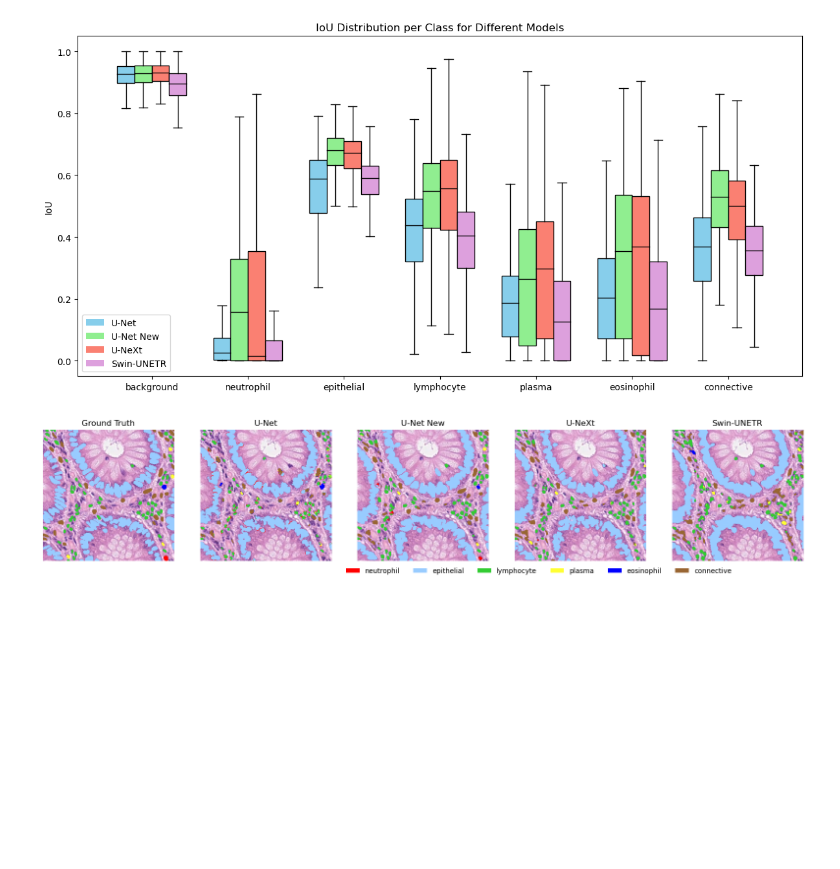
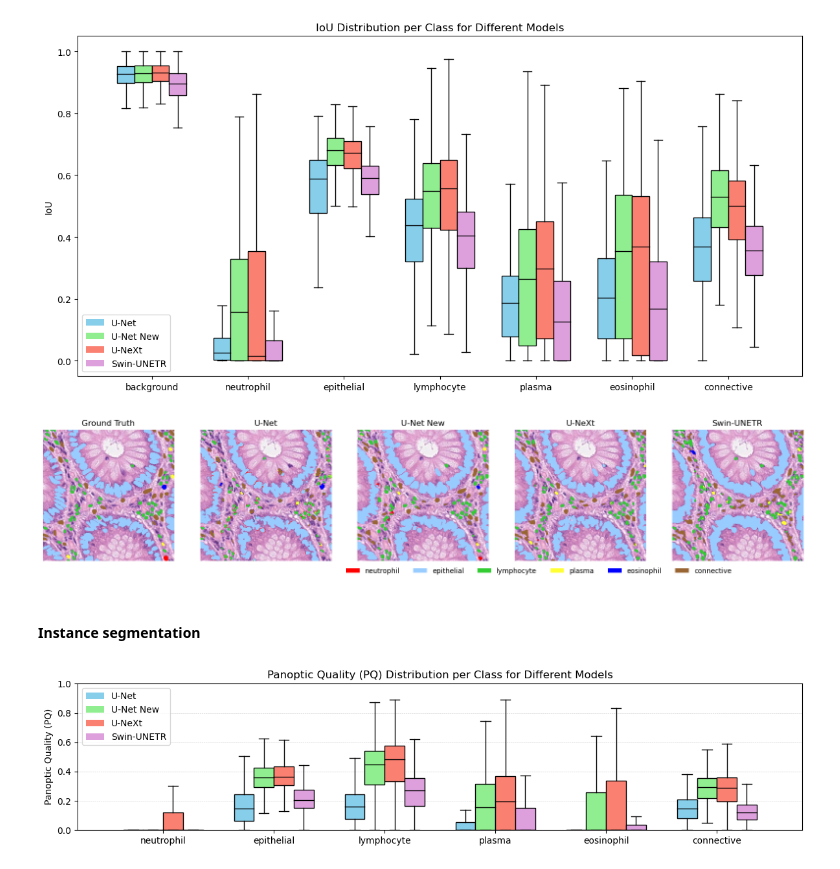
Before and after one commit to tckumarasekara/CRC-HnE-Segmentation-Prediction, a Jupyter notebook: temp.ipynb, the cells around one changed output. Cells and saved outputs as stored; diff of their text form; code cells hidden in the pictures; blank space fills up the shorter version.

Commit message:
plotted instance segmentation metrics

```diff
--- a/temp.ipynb
+++ b/temp.ipynb
@@ -773,3 +775,5 @@ plt.tight_layout()
 plt.show()
 # %% [output]
 [figure]
+# %% [markdown]
+#### Instance segmentation
@@ -775,0 +867,4 @@ plt.show()
+# %%
+plot_instance_metrics('pq')
+# %% [output]
+[figure, added]
```
Also changed, not shown: parts of 4 cells of this notebook.
